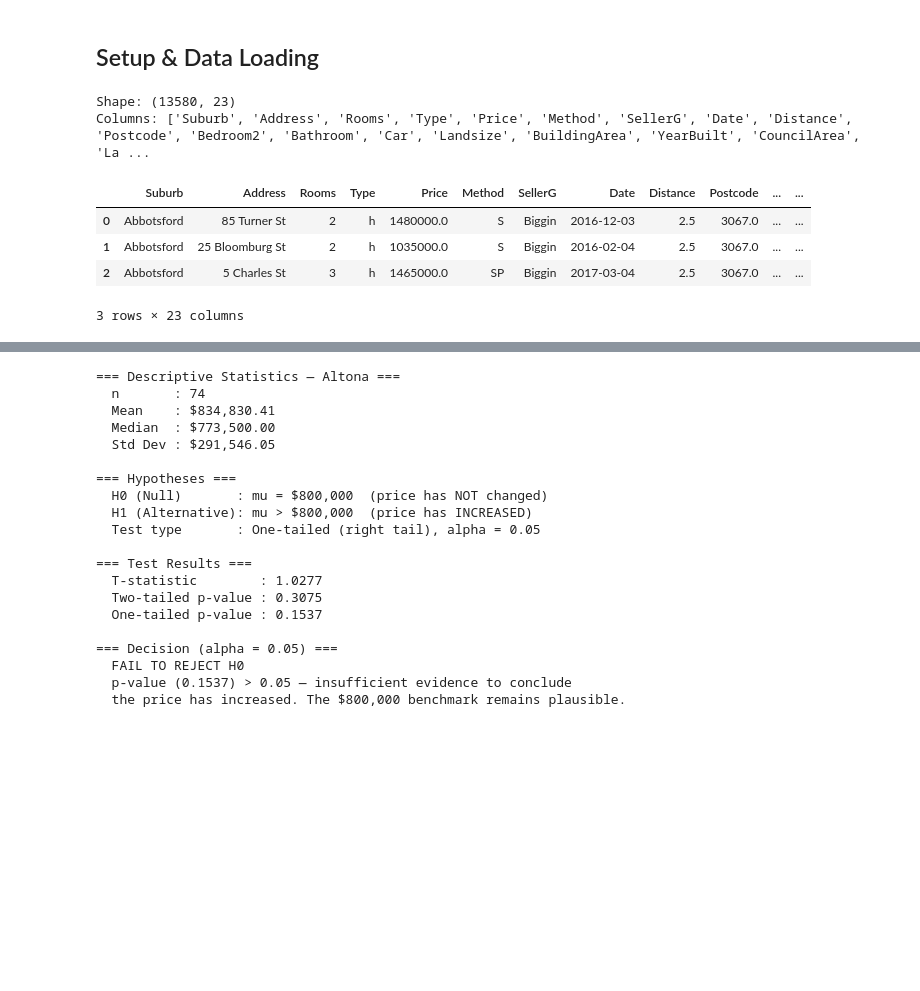
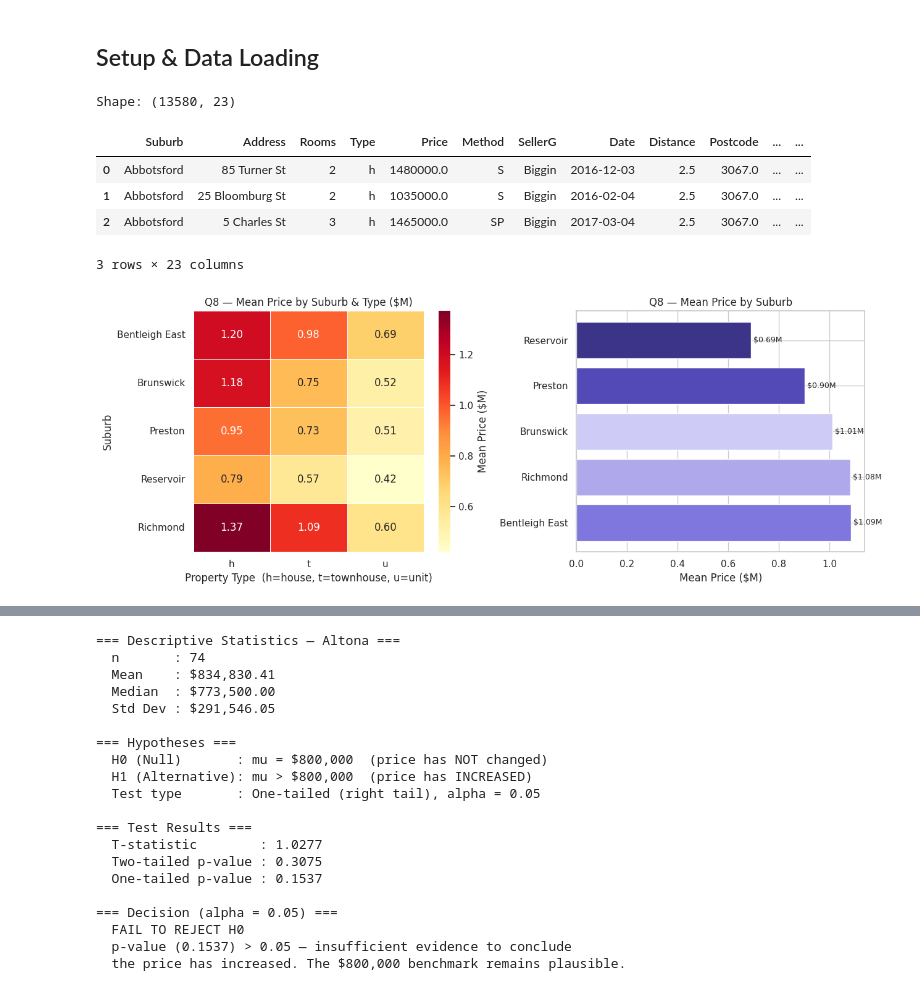
Before and after one commit to manidixit16/Assignment-statistics-decision-making, a Jupyter notebook: notebooks/Mani_Dixit_CPDA_B3.ipynb, the cells around one changed output, grey strips where cells are left out. Saved outputs shown, nothing was run; the diff lists cells and outputs as text; code cells hidden in the pictures; blank space fills up the shorter version.

Commit message:
Add inline charts for all questions including Q9 p-value visual and Q10 bathroom premium

```diff
--- a/notebooks/Mani_Dixit_CPDA_B3.ipynb
+++ b/notebooks/Mani_Dixit_CPDA_B3.ipynb
@@ -11,6 +11,12 @@ import numpy as np
 from scipy.stats import ttest_1samp, ttest_ind, binom
 from statsmodels.formula.api import ols
 from statsmodels.stats.anova import anova_lm
+%matplotlib inline
+import matplotlib.pyplot as plt
+import matplotlib.patches as mpatches
+from matplotlib.patches import Patch
+import seaborn as sns
+sns.set_theme(style="whitegrid")
 import warnings
 warnings.filterwarnings('ignore')
 
@@ -20,16 +26,40 @@ df['Month'] = df['Date'].dt.month
 df['Year']  = df['Date'].dt.year
 
 print("Shape:", df.shape)
-print("Columns:", df.columns.tolist())
 df.head(3)
 # %% [output]
 Shape: (13580, 23)
-Columns: ['Suburb', 'Address', 'Rooms', 'Type', 'Price', 'Method', 'SellerG', 'Date', 'Distance', 'Postcode', 'Bedroom2', 'Bathroom', 'Car', 'Landsize', 'BuildingArea', 'YearBuilt', 'CouncilArea', 'La ...
 |  | Suburb | Address | Rooms | Type | Price | Method | SellerG | Date | Distance | Postcode | ... | ... |
 | 0 | Abbotsford | 85 Turner St | 2 | h | 1480000.0 | S | Biggin | 2016-12-03 | 2.5 | 3067.0 | ... | ... |
 | 1 | Abbotsford | 25 Bloomburg St | 2 | h | 1035000.0 | S | Biggin | 2016-02-04 | 2.5 | 3067.0 | ... | ... |
 | 2 | Abbotsford | 5 Charles St | 3 | h | 1465000.0 | SP | Biggin | 2017-03-04 | 2.5 | 3067.0 | ... | ... |
 3 rows × 23 columns
+# %%
+fig, axes = plt.subplots(1, 2, figsize=(13, 5))
+
+top_suburbs = df['Suburb'].value_counts().head(5).index.tolist()
+anova_df2 = df[df['Suburb'].isin(top_suburbs)][['Price','Suburb','Type']].dropna()
+
+pivot = anova_df2.groupby(['Suburb','Type'])['Price'].mean().unstack().fillna(0) / 1e6
+sns.heatmap(pivot, annot=True, fmt='.2f', cmap='YlOrRd', ax=axes[0],
+            linewidths=0.5, cbar_kws={'label':'Mean Price ($M)'})
+axes[0].set_title('Q8 — Mean Price by Suburb & Type ($M)')
+axes[0].set_xlabel('Property Type  (h=house, t=townhouse, u=unit)')
+
+type_map = {'h':'House','t':'Townhouse','u':'Unit'}
+anova_df2['Type_label'] = anova_df2['Type'].map(type_map)
+means_suburb = anova_df2.groupby('Suburb')['Price'].mean().sort_values(ascending=False)
+colors_s = ['#7F77DD','#AFA9EC','#CECBF6','#534AB7','#3C3489']
+axes[1].barh(means_suburb.index, means_suburb.values/1e6, color=colors_s)
+axes[1].set_title('Q8 — Mean Price by Suburb')
+axes[1].set_xlabel('Mean Price ($M)')
+for i, val in enumerate(means_suburb.values):
+    axes[1].text(val/1e6 + 0.01, i, f'${val/1e6:.2f}M', va='center', fontsize=9)
+
+plt.tight_layout()
+plt.show()
+# %% [output]
+[figure, added]
 # %% [markdown]
 ---
 ## Question 1: One-Sample T-Test — Altona Property Price
```
Also changed, not shown: parts of 8 cells of this notebook.
